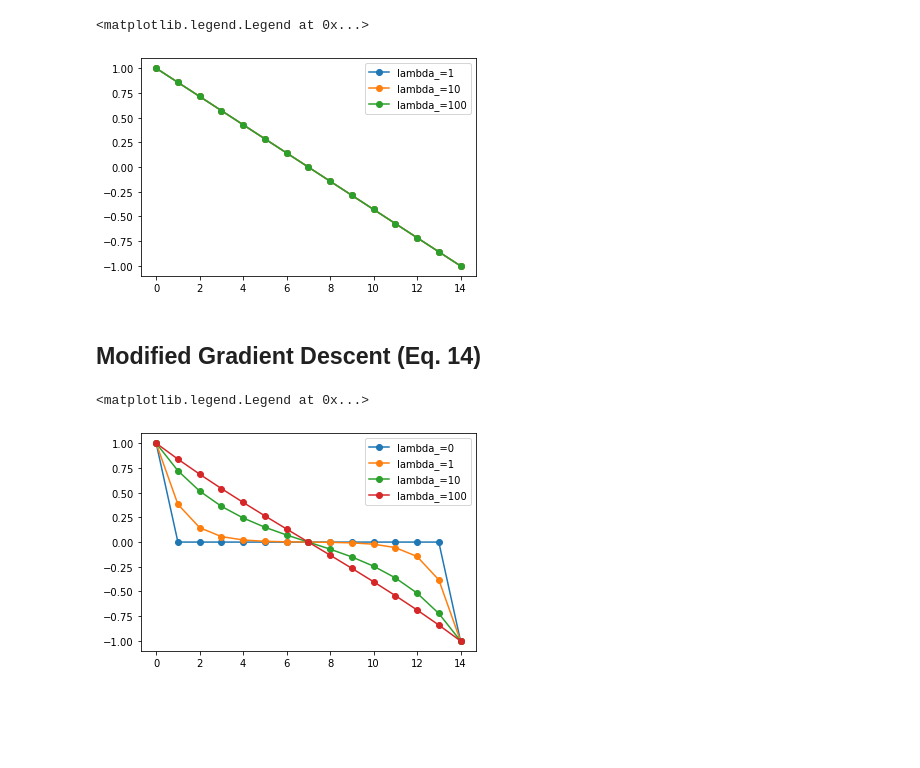
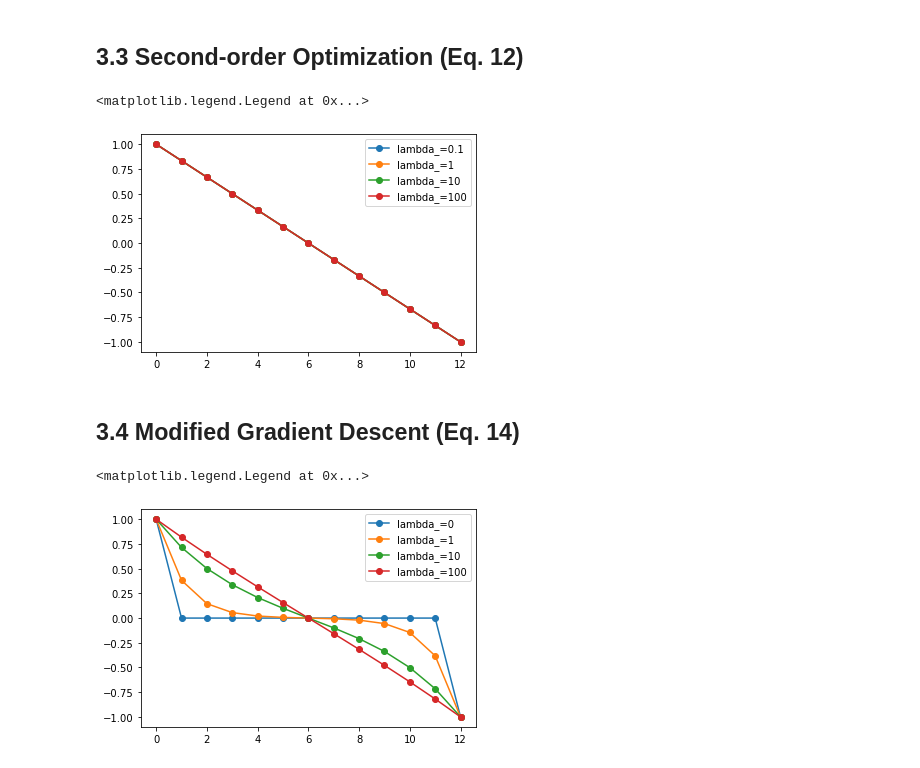
Before and after one commit to wpalfi/large-steps-toy, a Jupyter notebook: toy.ipynb, the cells around one changed output. Saved outputs shown, nothing was run; the diff lists cells and outputs as text; code cells hidden in the pictures; blank space fills up the shorter version.

```diff
--- a/toy.ipynb
+++ b/toy.ipynb
@@ -19 +6,22 @@ Phi2[0,0]=Phi2[-1,-1]=2
+# %%
+n = 13
+x = np.linspace(-1,1,n).reshape(n,1)
+
+#combinatorial laplacian (eq. 6)
+L = np.eye(n)
+L[np.arange(1,n-1),np.arange(1,n-1)] = 2
+L[np.arange(1,n),np.arange(0,n-1)] = -1
+L[np.arange(0,n-1),np.arange(1,n)] = -1
+
+#sum of squared silhouette distances
+Phi = (x[0]-(-.5))**2 + (x[-1]-(+.5))**2
+
+#Phi' (blue plot, "Gradient step 1" in paper)
+Phi1 = np.zeros((n,1))
+Phi1[0] = 2*(x[0]-(-.5))
+Phi1[-1] = 2*(x[-1]-(+.5))
+
+#Phi''
+Phi2 = np.zeros((n,n))
+Phi2[0,0] = Phi2[-1,-1] = 2
 # %% [markdown]
@@ -20,0 +29,5 @@ Phi2[0,0]=Phi2[-1,-1]=2
+# %%
+for lambda_ in [0,1,10]:
+    delta_x = -Phi1+lambda_*L@x
+    plt.plot(delta_x,'-o',label=f'{lambda_=}')
+plt.legend()
@@ -21,18 +37,20 @@ Phi2[0,0]=Phi2[-1,-1]=2
+# %% [markdown]
+## 3.3 Second-order Optimization (Eq. 12)
 # %%
-for lambda_ in [1,10,100]:
-    delta_x=np.linalg.solve(Phi2+lambda_*L, Phi1+lambda_*L@x)
+for lambda_ in [.1,1,10,100]:
+    delta_x=-np.linalg.solve(Phi2+lambda_*L, Phi1+lambda_*L@x)
     plt.plot(delta_x/delta_x[0],'-o',label=f'{lambda_=}')
 plt.legend()
 # %% [output]
 <matplotlib.legend.Legend at 0x...>
-[figure, old version]
+[figure, new version]
 # %% [markdown]
-## Modified Gradient Descent (Eq. 14)
+## 3.4 Modified Gradient Descent (Eq. 14)
 # %%
 for lambda_ in [0,1,10,100]:
-    delta_x=np.linalg.solve(np.eye(n,n)+lambda_*L, Phi1)
+    delta_x=-np.linalg.solve(np.eye(n)+lambda_*L, Phi1)
     plt.plot(delta_x/delta_x[0],'-o',label=f'{lambda_=}')
 plt.legend()
 # %% [output]
 <matplotlib.legend.Legend at 0x...>
-[figure, old version]
+[figure, new version]
```
Also changed, not shown: parts of 7 cells of this notebook.
